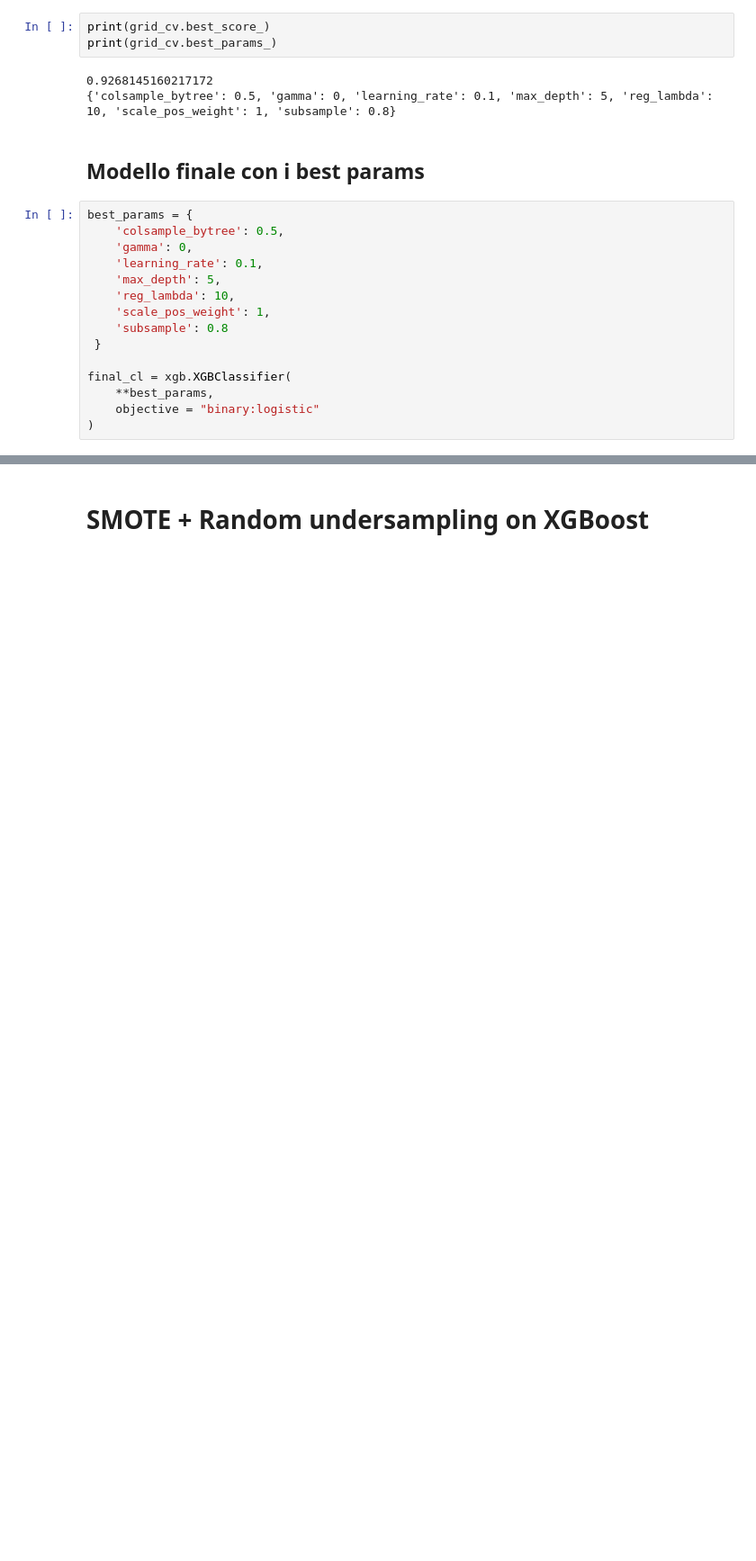
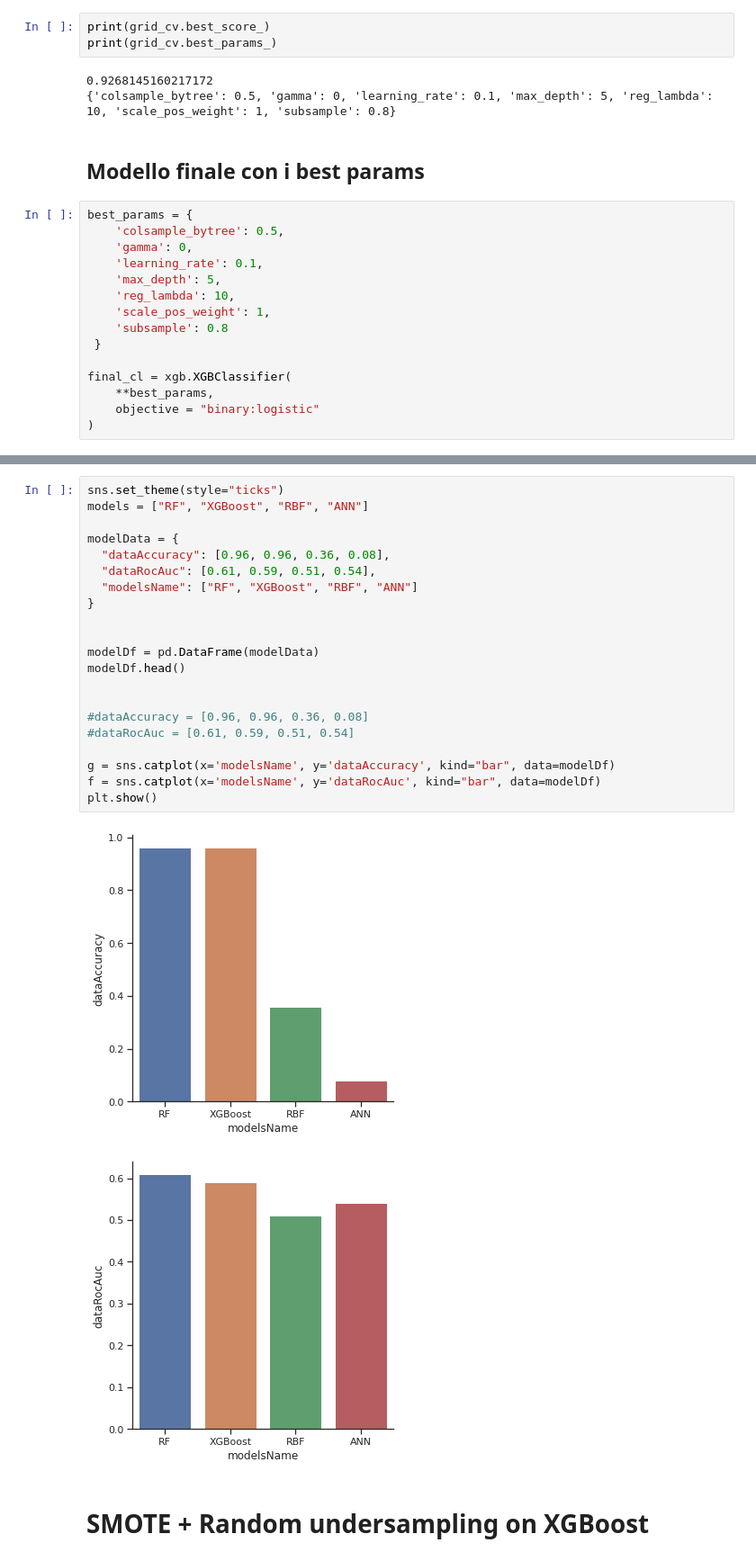
Before and after one commit to alepistola/AI-OkComputer, a Jupyter notebook: dropoutExplain.ipynb, the cells around one changed output, grey strips where cells are left out. Shown at 90% size. Saved outputs shown, nothing was run; the diff lists cells and outputs as text; blank space fills up the shorter version.

```diff
--- a/dropoutExplain.ipynb
+++ b/dropoutExplain.ipynb
@@ -926,3 +935,27 @@ weighted avg       0.98      0.96      0.97      9254
+# %%
+sns.set_theme(style="ticks")
+models = ["RF", "XGBoost", "RBF", "ANN"]
+
+modelData = {
+  "dataAccuracy": [0.96, 0.96, 0.36, 0.08],
+  "dataRocAuc": [0.61, 0.59, 0.51, 0.54],
+  "modelsName": ["RF", "XGBoost", "RBF", "ANN"]
+}
+
+
+modelDf = pd.DataFrame(modelData)
+modelDf.head()
+
+
+#dataAccuracy = [0.96, 0.96, 0.36, 0.08]
+#dataRocAuc = [0.61, 0.59, 0.51, 0.54]
+
+g = sns.catplot(x='modelsName', y='dataAccuracy', kind="bar", data=modelDf)
+f = sns.catplot(x='modelsName', y='dataRocAuc', kind="bar", data=modelDf)
+plt.show()
+# %% [output]
+[figure, added]
+[figure, added]
 # %% [markdown]
 # SMOTE + Random undersampling on XGBoost
 # %%
```
Also changed, not shown: parts of 10 cells of this notebook.
